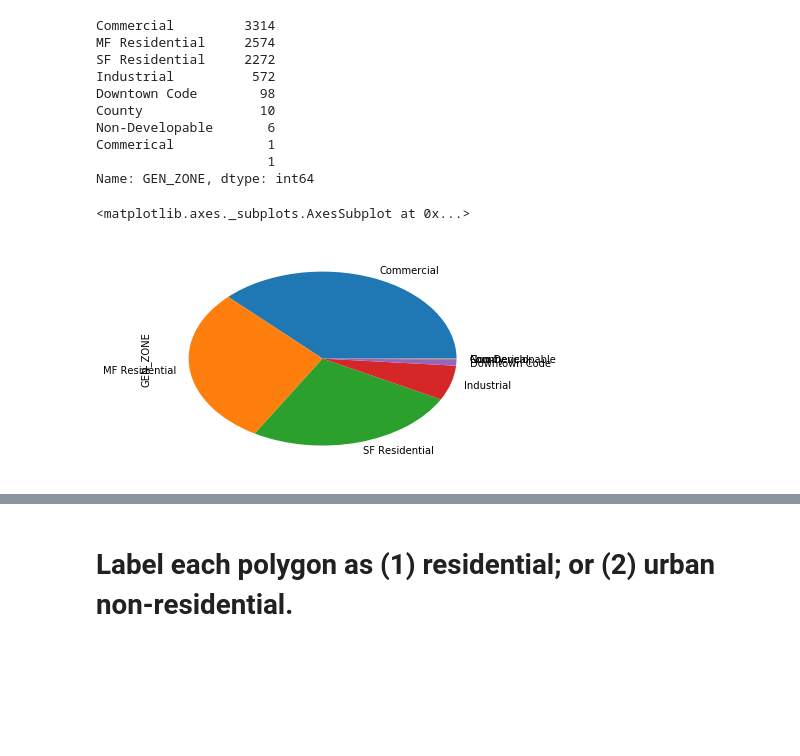
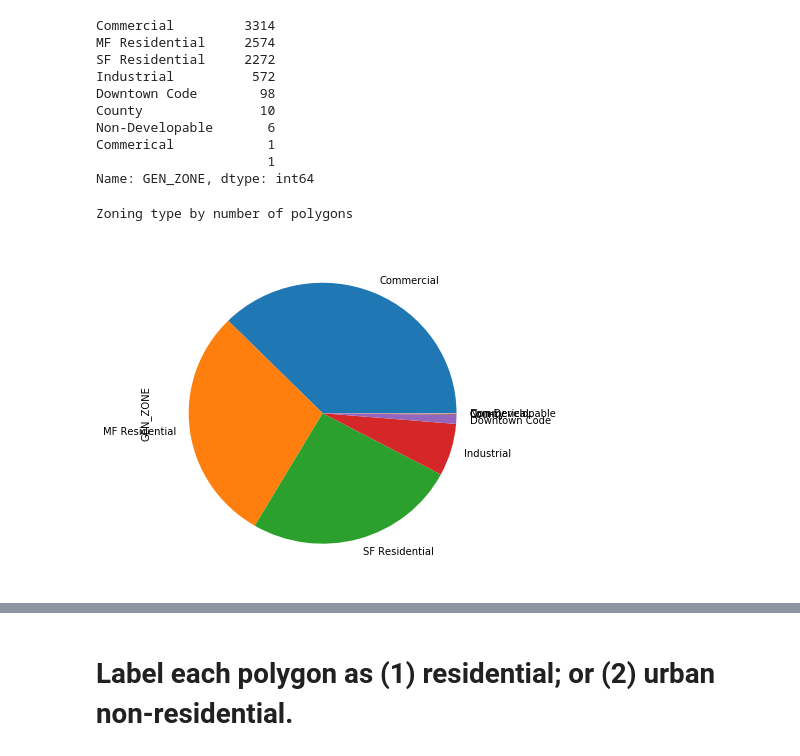
Before and after one commit to MaxwellMkondiwa/Urban_Land_Use_Classification_From_Satellite_Imagery, a Jupyter notebook: phoenix_training.ipynb, the cells around one changed output, grey strips where cells are left out. Saved outputs shown, nothing was run; the diff lists cells and outputs as text; code cells hidden in the pictures; blank space fills up the shorter version.

```diff
--- a/phoenix_training.ipynb
+++ b/phoenix_training.ipynb
@@ -129,9 +130,9 @@ Commerical            1
                       1
 Name: GEN_ZONE, dtype: int64
 # %%
-shp.GEN_ZONE.value_counts().head(20).plot(kind='pie')
-
-# But note, this is referring to number of polygons not area.
+f,ax=plt.subplots(1,figsize=[6,6])
+shp.GEN_ZONE.value_counts().head(20).plot(kind='pie');
+print("Zoning type by number of polygons")
 # %% [output]
-<matplotlib.axes._subplots.AxesSubplot at 0x...>
+Zoning type by number of polygons
-[figure, old version]
+[figure, new version]
```
Also changed, not shown: parts of 3 cells of this notebook, 2 other files.
